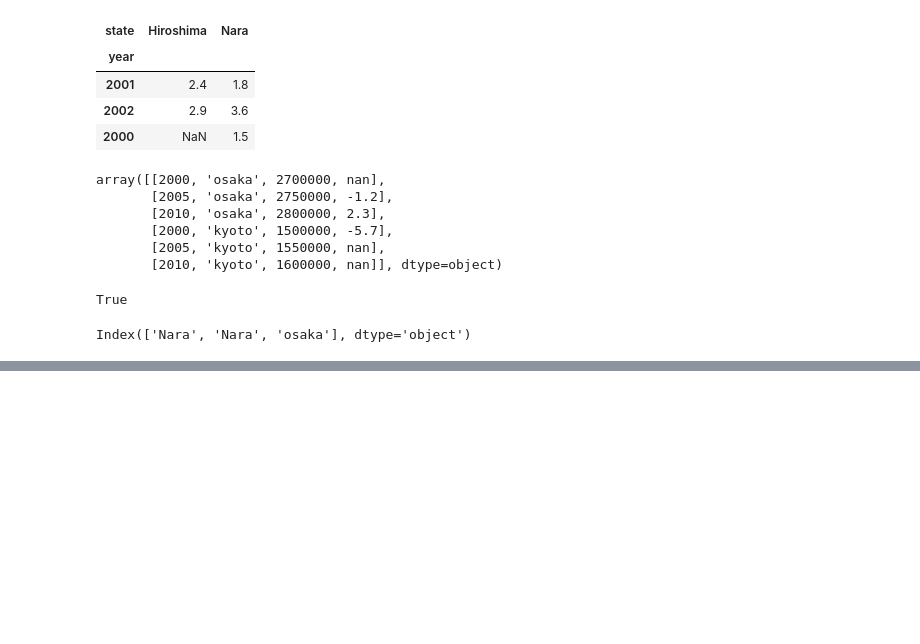
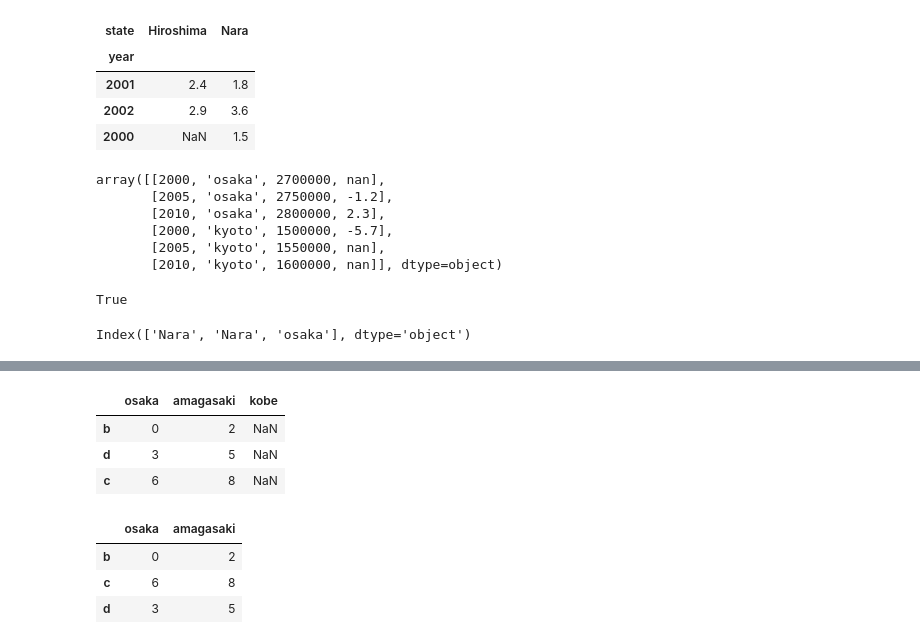
Before and after one commit to Praruj/Pandas_Practise_Portfolio, a Jupyter notebook: Notebooks/Basic_pandas.ipynb, the cells around one changed output, grey strips where cells are left out. Drawn from its saved outputs; the diff is of its cells as text; code cells hidden in the pictures; blank space fills up the shorter version.

```diff
--- a/Notebooks/Basic_pandas.ipynb
+++ b/Notebooks/Basic_pandas.ipynb
@@ -319,0 +356,37 @@ Index(['Nara', 'Nara', 'osaka'], dtype='object')
+# %%
+# with data frame reindex can alter either (row) index,columns or both.
+frame=pd.DataFrame(np.arange(9).reshape((3,3)),index=["b","d","c"],columns=["osaka","kyoto","amagasaki"])
+frame.reindex(["b","c","d","e"]) # so e gives NaN as e wasnt present before.
+
+
+# columns can be reindexed with columns keyword:
+city=["osaka","amagasaki","kobe"]
+frame.reindex(columns=city)
+# %% [output]
+|  | osaka | amagasaki | kobe |
+| b | 0 | 2 | NaN |
+| d | 3 | 5 | NaN |
+| c | 6 | 8 | NaN |
+# %%
+# reindex by label-indexing with loc:
+import pandas as pd
+import numpy as np
+
+frame = pd.DataFrame(np.arange(9).reshape((3, 3)),
+                    index=["b", "d", "c"],
+                    columns=["osaka", "kyoto", "amagasaki"])
+
+city = ["osaka", "amagasaki", "kobe"]
+
+# Filter out columns not in DataFrame
+valid_city = [col for col in city if col in frame.columns]
+
+result = frame.loc[["b", "c", "d"], valid_city]
+result
+
+#So, .loc is preferred whenever the row/column labels convey meaningful information, enabling clearer and more maintainable code
+# %% [output]
+|  | osaka | amagasaki |
+| b | 0 | 2 |
+| c | 6 | 8 |
+| d | 3 | 5 |
```
Also changed, not shown: parts of 21 cells of this notebook.
